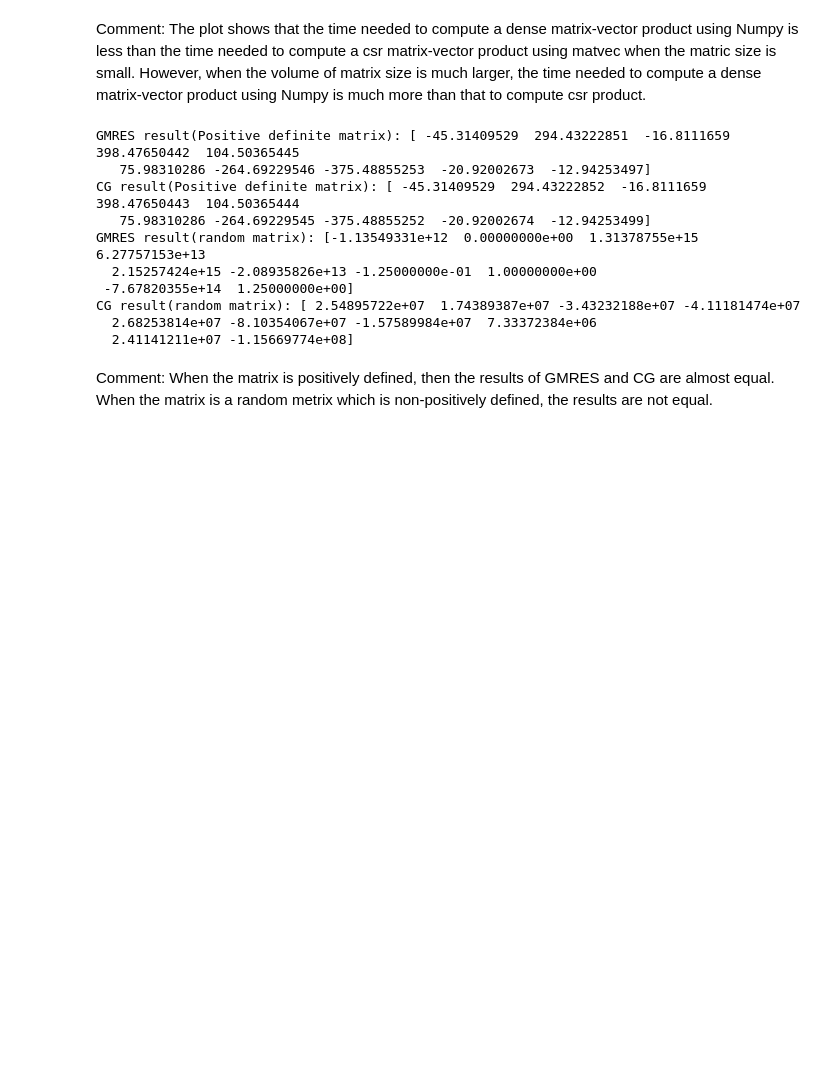
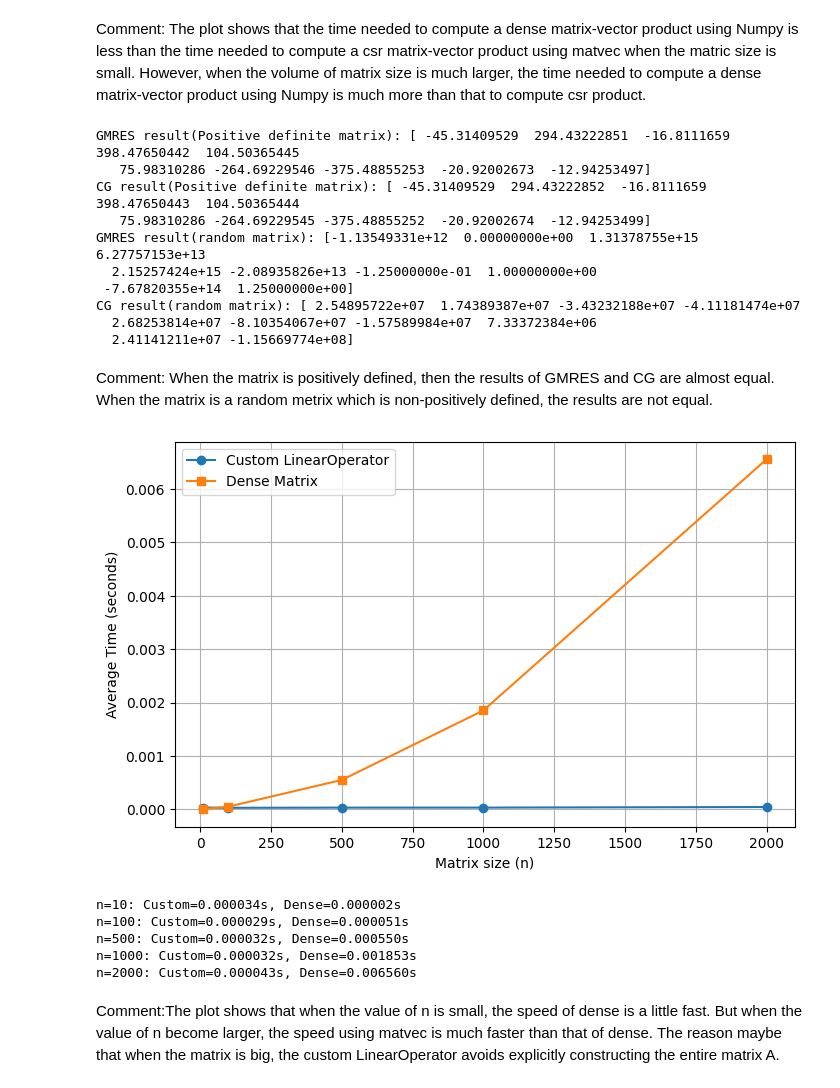
Before and after one commit to iwmysihyhe/Travel-guide, a Jupyter notebook: cw3.ipynb, the cells around one changed output. Cells and saved outputs as stored; diff of their text form; code cells hidden in the pictures; blank space fills up the shorter version.

```diff
--- a/cw3.ipynb
+++ b/cw3.ipynb
@@ -134,0 +161,53 @@ Comment: When the matrix is positively defined, then the results of GMRES and CG
+# %%
+def generate_random_matrices(n):
+    diag = np.random.rand(n)
+    T_matrix = np.random.rand(n, 2)
+    W_matrix = np.random.rand(2, n)
+    return diag, T_matrix, W_matrix
+# %%
+
+def performance():
+    ns = [10, 100, 500, 1000, 2000]
+    custom_times = []
+    dense_times = []
+
+    for n in ns:
+        diag, T_matrix, W_matrix = generate_random_matrices(n)
+
+        block_op = Part2_Matrix(diag, T_matrix, W_matrix)
+
+
+        A_dense = np.zeros((2 * n, 2 * n))
+        np.fill_diagonal(A_dense[:n, :n], diag)
+        A_dense[n:, n:] = T_matrix @ W_matrix
+
+        vector = np.random.rand(2 * n)
+
+        custom_time = timeit.timeit(lambda: block_op @ vector, number=10)
+        custom_times.append(custom_time / 10)
+
+        dense_time = timeit.timeit(lambda: A_dense @ vector, number=10)
+        dense_times.append(dense_time / 10)
+
+    plt.figure(figsize=(8, 5))
+    plt.plot(ns, custom_times, label="Custom LinearOperator", marker="o")
+    plt.plot(ns, dense_times, label="Dense Matrix", marker="s")
+    plt.xlabel("Matrix size (n)")
+    plt.ylabel("Average Time (seconds)")
+    plt.legend()
+    plt.grid()
+    plt.show()
+
+    for n, t_custom, t_dense in zip(ns, custom_times, dense_times):
+        print(f"n={n}: Custom={t_custom:.6f}s, Dense={t_dense:.6f}s")
+
+performance()
+# %% [output]
+[figure, added]
+n=10: Custom=0.000034s, Dense=0.000002s
+n=100: Custom=0.000029s, Dense=0.000051s
+n=500: Custom=0.000032s, Dense=0.000550s
+n=1000: Custom=0.000032s, Dense=0.001853s
+n=2000: Custom=0.000043s, Dense=0.006560s
+# %% [markdown]
+Comment:The plot shows that when the value of n is small, the speed of dense is a little fast. But when the value of n become larger, the speed using matvec is much faster than that of dense. The reason maybe that when the matrix is big, the custom LinearOperator avoids explicitly constructing the entire matrix A.
```
Also changed, not shown: parts of 1 cell of this notebook.
